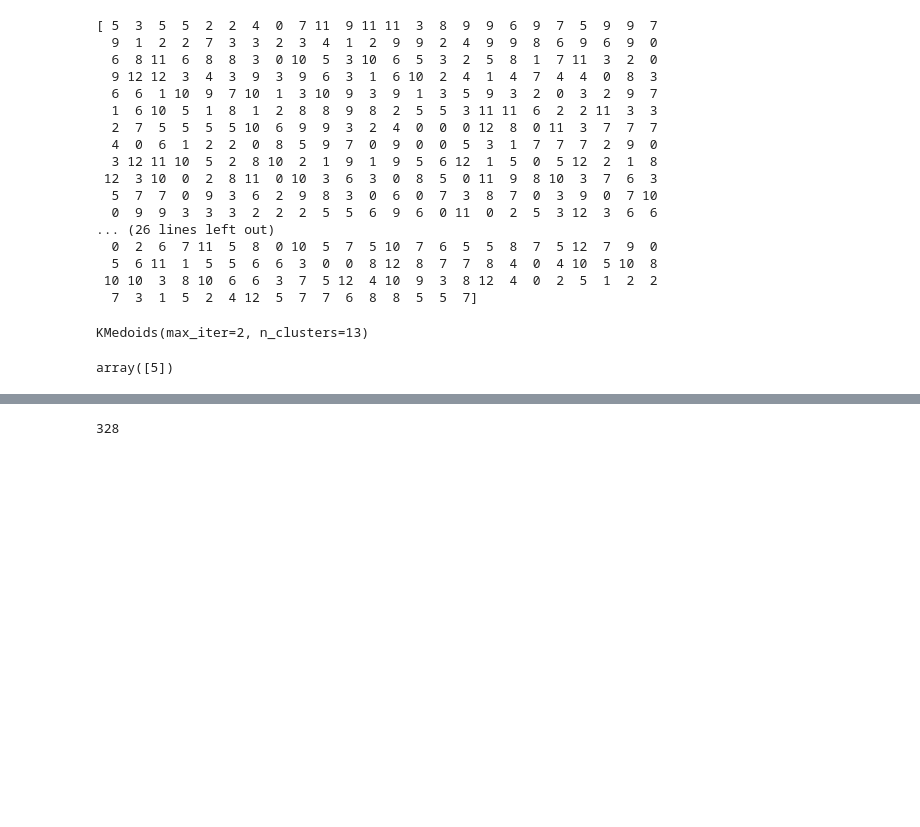
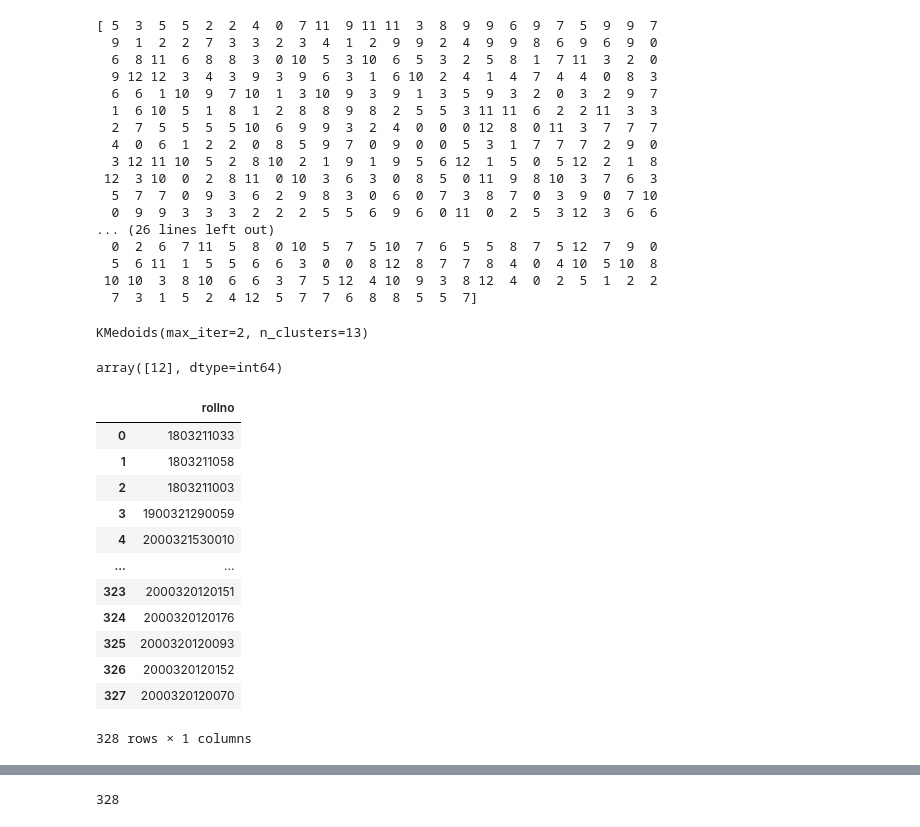
Before and after one commit to sarvjeetdev/friendsai, a Jupyter notebook: technical.ipynb, the cells around one changed output, grey strips where cells are left out. Saved outputs shown, nothing was run; the diff lists cells and outputs as text; code cells hidden in the pictures; blank space fills up the shorter version.

```diff
--- a/technical.ipynb
+++ b/technical.ipynb
@@ -118,7 +118,7 @@ model = KMedoids(metric="euclidean", n_clusters=13,
 model.fit(technical)
 # %% [output]
 KMedoids(max_iter=2, n_clusters=13)
-# %%
-model.predict([[1,2,0,1,3,2,0,7,7]])
-# %% [output]
-array([5])
+# %%
+model.predict([[1,1,1,1,1,1,1,1,1]])
+# %% [output]
+array([12], dtype=int64)
@@ -124,0 +129,16 @@ array([5])
+# %%
+f
+# %% [output]
+|  | rollno |
+| 0 | 1803211033 |
+| 1 | 1803211058 |
+| 2 | 1803211003 |
+| 3 | 1900321290059 |
+| 4 | 2000321530010 |
+| ... | ... |
+| 323 | 2000320120151 |
+| 324 | 2000320120176 |
+| 325 | 2000320120093 |
+| 326 | 2000320120152 |
+| 327 | 2000320120070 |
+328 rows × 1 columns
```
Also changed, not shown: parts of 10 cells of this notebook.
